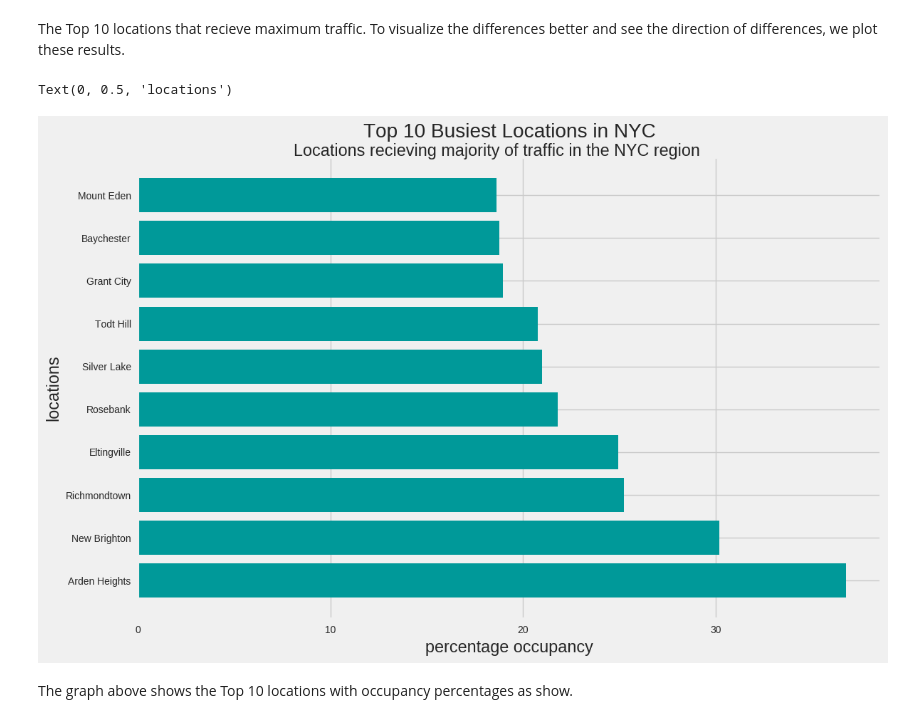
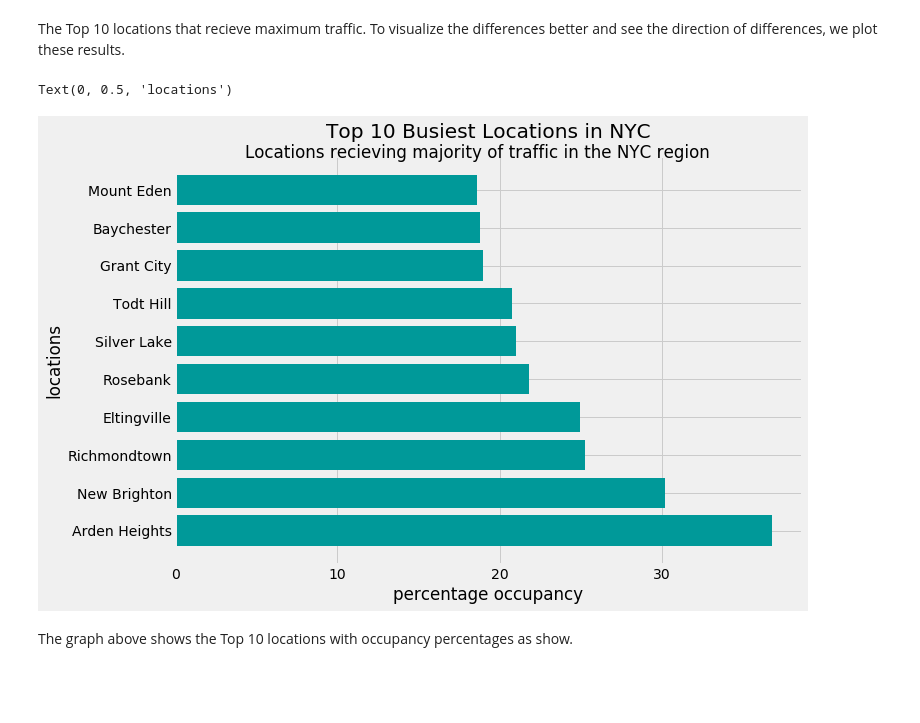
Before and after one commit to rajtulluri/Airbnb-Data-Exploratory-Analysis, a Jupyter notebook: AirBnB Data Exploration.ipynb, the cells around one changed output. Saved outputs shown, nothing was run; the diff lists cells and outputs as text; code cells hidden in the pictures; blank space fills up the shorter version.

```diff
--- a/AirBnB Data Exploration.ipynb
+++ b/AirBnB Data Exploration.ipynb
@@ -347,17 +349,17 @@ Top_10
 # %% [markdown]
 The Top 10 locations that recieve maximum traffic. To visualize the differences better and see the direction of differences, we plot these results.
 # %%
-plt.figure(figsize=(12,8))
+plt.figure(figsize=(10,7))
 plt.style.use('fivethirtyeight')
 plt.barh(y=Top_10.neighbourhood,width=Top_10.occupancy_percentage,color='#009999')
 plt.title('Top 10 Busiest Locations in NYC',y=1.03)
 plt.suptitle('Locations recieving majority of traffic in the NYC region',y=0.905)
 plt.xlabel('percentage occupancy')
 plt.xticks([0,10,20,30])
 plt.ylabel('locations')
 # %% [output]
 Text(0, 0.5, 'locations')
-[figure, old version]
+[figure, new version]
 # %% [markdown]
 The graph above shows the Top 10 locations with occupancy percentages as show.
 # %% [markdown]
```
Also changed, not shown: parts of 11 cells of this notebook.
